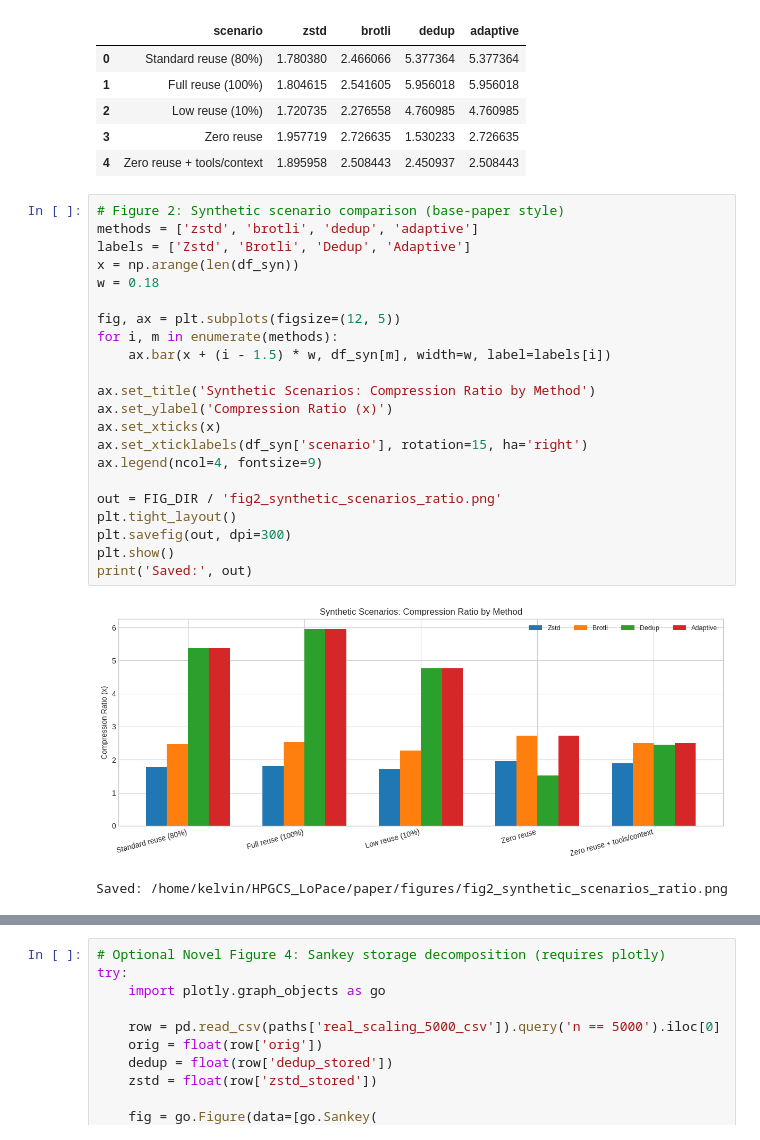
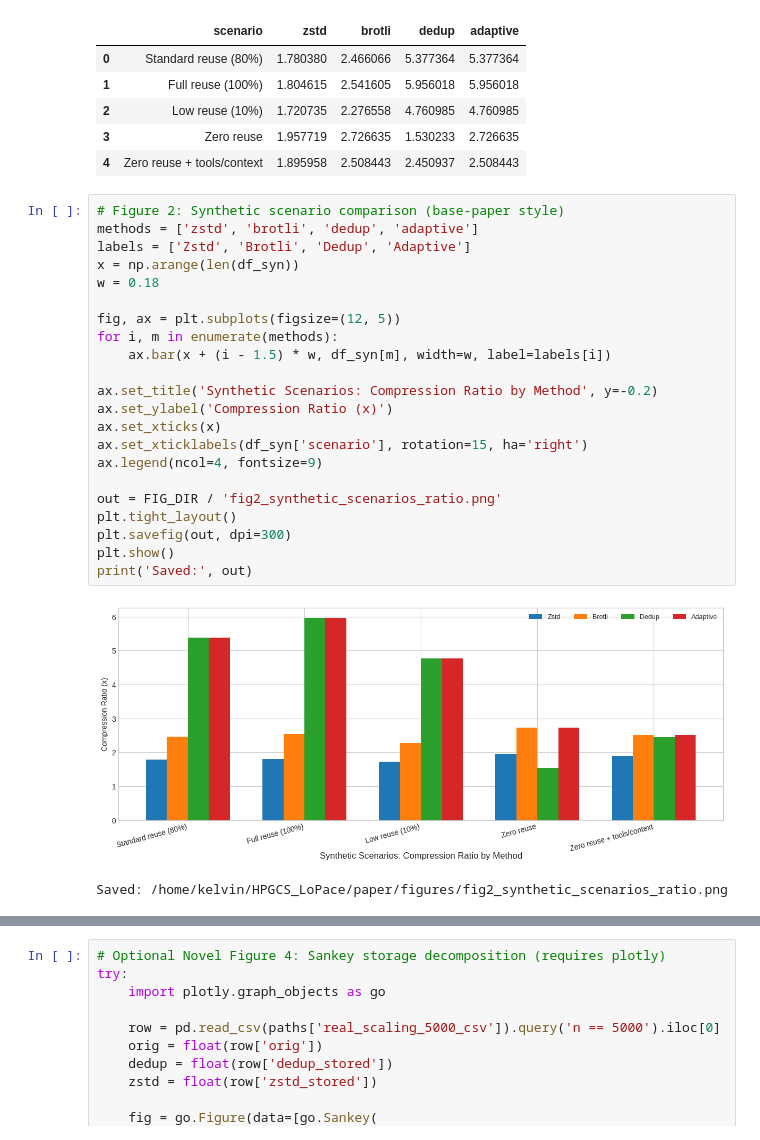
Before and after one commit to babul09/HPGCS_LoPace, a Jupyter notebook: paper/HPGCS_graphs_and_diagrams.ipynb, the cells around one changed output, grey strips where cells are left out. Cells and saved outputs as stored; diff of their text form.

```diff
--- a/paper/HPGCS_graphs_and_diagrams.ipynb
+++ b/paper/HPGCS_graphs_and_diagrams.ipynb
@@ -159,27 +159,27 @@ df_syn
 # %%
 # Figure 2: Synthetic scenario comparison (base-paper style)
 methods = ['zstd', 'brotli', 'dedup', 'adaptive']
 labels = ['Zstd', 'Brotli', 'Dedup', 'Adaptive']
 x = np.arange(len(df_syn))
 w = 0.18
 
 fig, ax = plt.subplots(figsize=(12, 5))
 for i, m in enumerate(methods):
     ax.bar(x + (i - 1.5) * w, df_syn[m], width=w, label=labels[i])
 
-ax.set_title('Synthetic Scenarios: Compression Ratio by Method')
+ax.set_title('Synthetic Scenarios: Compression Ratio by Method', y=-0.2)
 ax.set_ylabel('Compression Ratio (x)')
 ax.set_xticks(x)
 ax.set_xticklabels(df_syn['scenario'], rotation=15, ha='right')
 ax.legend(ncol=4, fontsize=9)
 
 out = FIG_DIR / 'fig2_synthetic_scenarios_ratio.png'
 plt.tight_layout()
 plt.savefig(out, dpi=300)
 plt.show()
 print('Saved:', out)
 # %% [output]
-[figure, old version]
+[figure, new version]
 Saved: /home/kelvin/HPGCS_LoPace/paper/figures/fig2_synthetic_scenarios_ratio.png
 # %%
 # Figure 3: Scaling curves (base-paper style)
```
Also changed, not shown: parts of 6 cells of this notebook, 14 other files.
